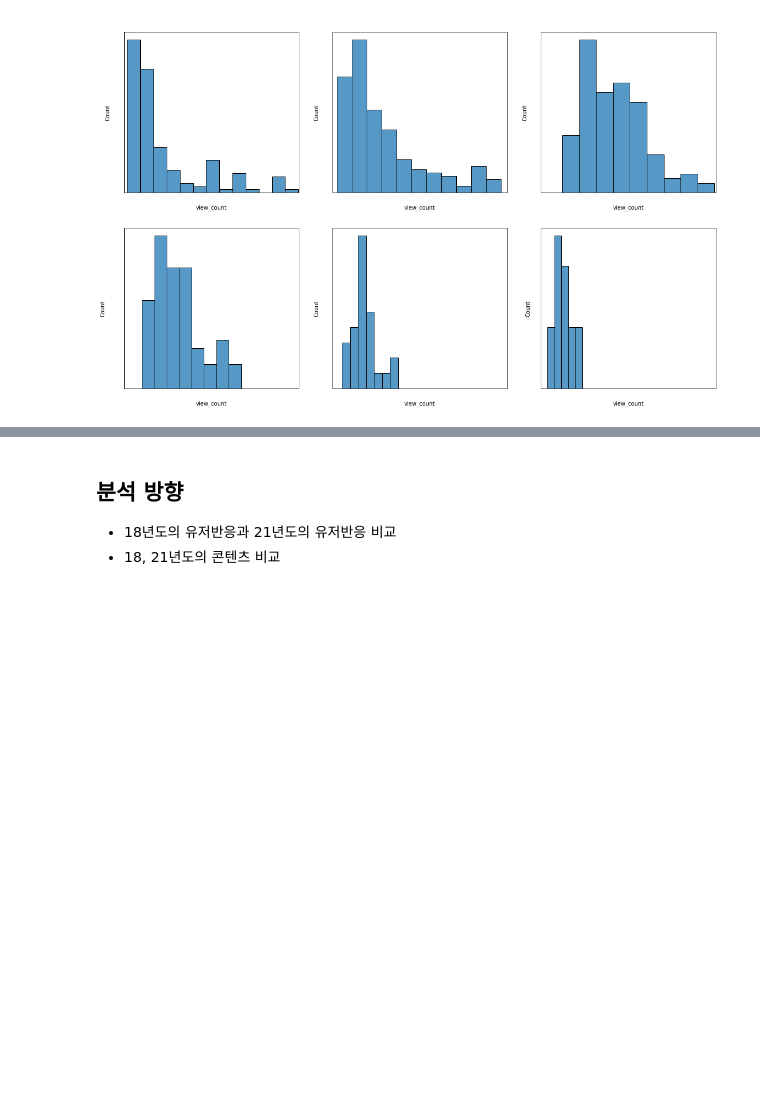
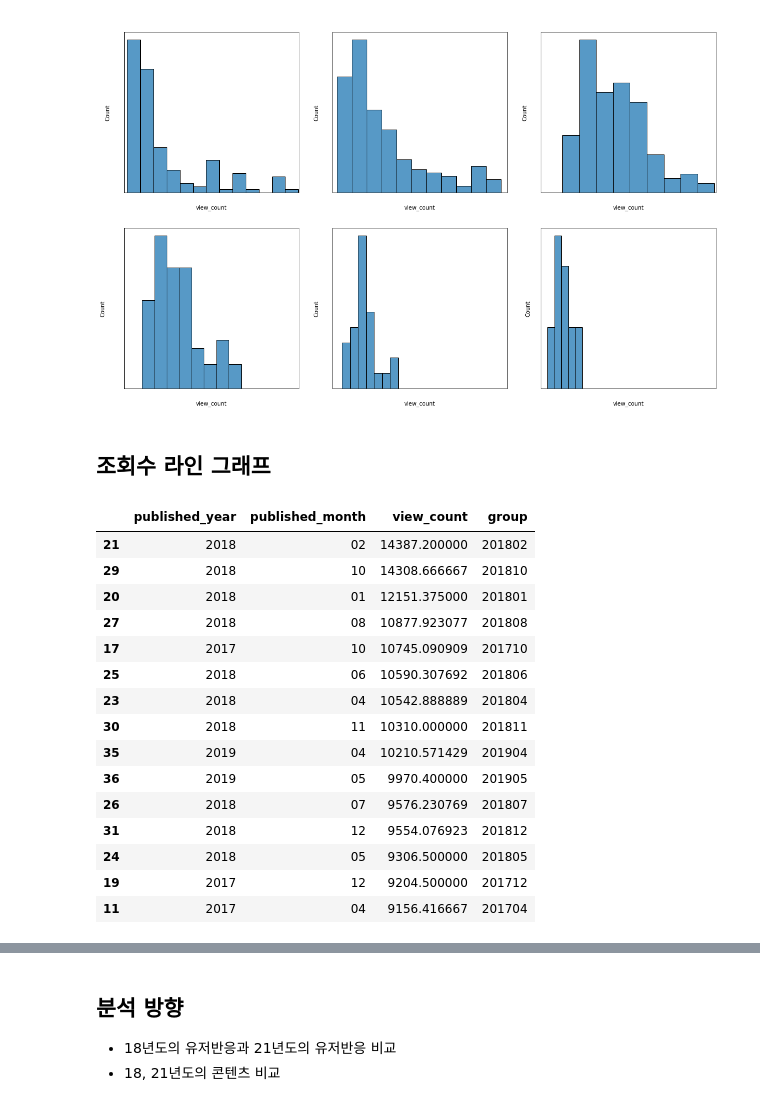
Before and after one commit to DominKim/Data_literacy, a Jupyter notebook: 2.프로젝트/1.경돼/3.스크립트/1.김도민/2_EDA.ipynb, the cells around one changed output, grey strips where cells are left out. Saved outputs shown, nothing was run; the diff lists cells and outputs as text; code cells hidden in the pictures; blank space fills up the shorter version.

```diff
--- a/2.프로젝트/1.경돼/3.스크립트/1.김도민/2_EDA.ipynb
+++ b/2.프로젝트/1.경돼/3.스크립트/1.김도민/2_EDA.ipynb
@@ -237,3 +237,5 @@ for idx, column in enumerate(a):
     fig.tight_layout()
 # %% [output]
 [figure]
+# %% [markdown]
+## 조회수 라인 그래프
@@ -239,0 +256,22 @@ for idx, column in enumerate(a):
+# %%
+# 시사점
+# 2018년 2, 10월 조회수가 높은 이유 확인필요
+# 2019년 4, 5월이 다른 달 보다 높은 확인필요
+line_df.sort_values(by = "view_count", ascending = False).head(15)
+# %% [output]
+|  | published_year | published_month | view_count | group |
+| 21 | 2018 | 02 | 14387.200000 | 201802 |
+| 29 | 2018 | 10 | 14308.666667 | 201810 |
+| 20 | 2018 | 01 | 12151.375000 | 201801 |
+| 27 | 2018 | 08 | 10877.923077 | 201808 |
+| 17 | 2017 | 10 | 10745.090909 | 201710 |
+| 25 | 2018 | 06 | 10590.307692 | 201806 |
+| 23 | 2018 | 04 | 10542.888889 | 201804 |
+| 30 | 2018 | 11 | 10310.000000 | 201811 |
+| 35 | 2019 | 04 | 10210.571429 | 201904 |
+| 36 | 2019 | 05 | 9970.400000 | 201905 |
+| 26 | 2018 | 07 | 9576.230769 | 201807 |
+| 31 | 2018 | 12 | 9554.076923 | 201812 |
+| 24 | 2018 | 05 | 9306.500000 | 201805 |
+| 19 | 2017 | 12 | 9204.500000 | 201712 |
+| 11 | 2017 | 04 | 9156.416667 | 201704 |
```
Also changed, not shown: parts of 6 cells of this notebook.
